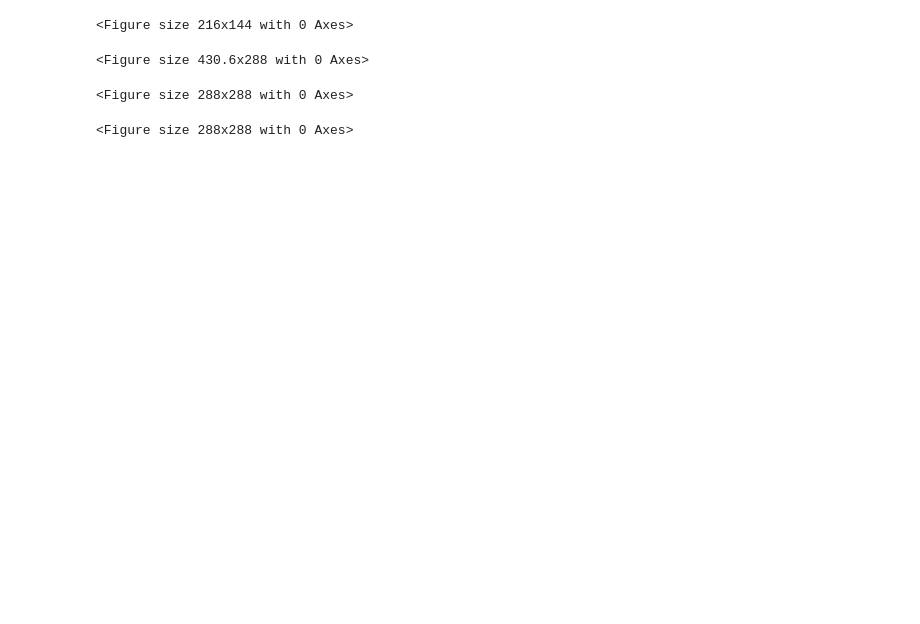
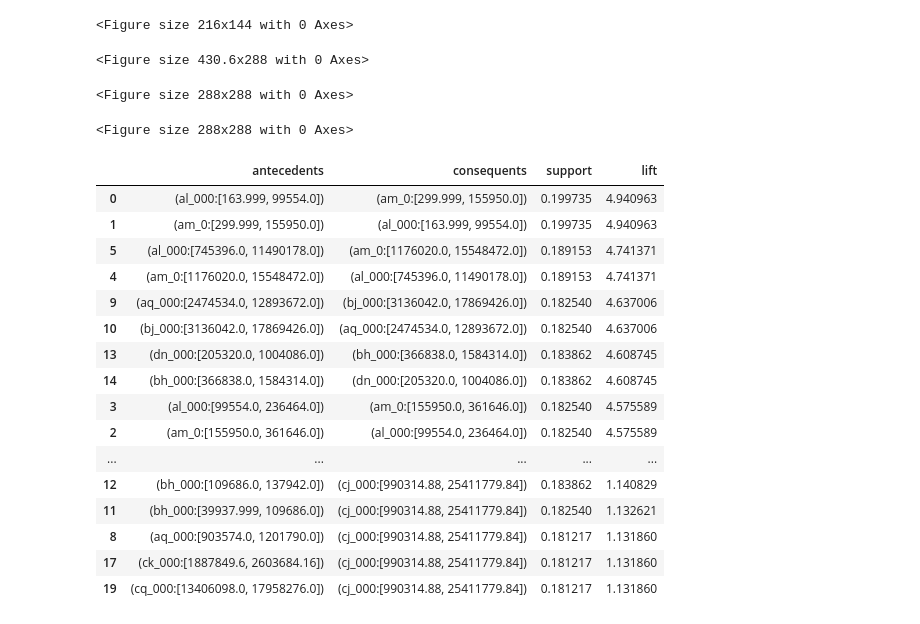
Before and after one commit to waque/CD, a Jupyter notebook: proj/APS_Failure_and_Operational_Data_for_Scania_Trucks/assoc_rules.ipynb, the cells around one changed output. Cells and saved outputs as stored; diff of their text form; code cells hidden in the pictures; blank space fills up the shorter version.

Commit message:
Add rules to report

```diff
--- a/proj/APS_Failure_and_Operational_Data_for_Scania_Trucks/assoc_rules.ipynb
+++ b/proj/APS_Failure_and_Operational_Data_for_Scania_Trucks/assoc_rules.ipynb
@@ -201,0 +276,24 @@ def evaluateRules(datasets, filename='aps'):
+# %%
+best = aps_datasets[2][0]
+# %%
+rules, num_rules, mean_lift, mean_lift_top = getRules(best, 0.18, top=20)
+# %%
+rules[['antecedents', 'consequents', 'support', 'lift']].sort_values('lift', ascending=False)
+# %% [output]
+|  | antecedents | consequents | support | lift |
+| 0 | (al_000:[163.999, 99554.0]) | (am_0:[299.999, 155950.0]) | 0.199735 | 4.940963 |
+| 1 | (am_0:[299.999, 155950.0]) | (al_000:[163.999, 99554.0]) | 0.199735 | 4.940963 |
+| 5 | (al_000:[745396.0, 11490178.0]) | (am_0:[1176020.0, 15548472.0]) | 0.189153 | 4.741371 |
+| 4 | (am_0:[1176020.0, 15548472.0]) | (al_000:[745396.0, 11490178.0]) | 0.189153 | 4.741371 |
+| 9 | (aq_000:[2474534.0, 12893672.0]) | (bj_000:[3136042.0, 17869426.0]) | 0.182540 | 4.637006 |
+| 10 | (bj_000:[3136042.0, 17869426.0]) | (aq_000:[2474534.0, 12893672.0]) | 0.182540 | 4.637006 |
+| 13 | (dn_000:[205320.0, 1004086.0]) | (bh_000:[366838.0, 1584314.0]) | 0.183862 | 4.608745 |
+| 14 | (bh_000:[366838.0, 1584314.0]) | (dn_000:[205320.0, 1004086.0]) | 0.183862 | 4.608745 |
+| 3 | (al_000:[99554.0, 236464.0]) | (am_0:[155950.0, 361646.0]) | 0.182540 | 4.575589 |
+| 2 | (am_0:[155950.0, 361646.0]) | (al_000:[99554.0, 236464.0]) | 0.182540 | 4.575589 |
+| ... | ... | ... | ... | ... |
+| 12 | (bh_000:[109686.0, 137942.0]) | (cj_000:[990314.88, 25411779.84]) | 0.183862 | 1.140829 |
+| 11 | (bh_000:[39937.999, 109686.0]) | (cj_000:[990314.88, 25411779.84]) | 0.182540 | 1.132621 |
+| 8 | (aq_000:[903574.0, 1201790.0]) | (cj_000:[990314.88, 25411779.84]) | 0.181217 | 1.131860 |
+| 17 | (ck_000:[1887849.6, 2603684.16]) | (cj_000:[990314.88, 25411779.84]) | 0.181217 | 1.131860 |
+| 19 | (cq_000:[13406098.0, 17958276.0]) | (cj_000:[990314.88, 25411779.84]) | 0.181217 | 1.131860 |
```
Also changed, not shown: parts of 9 cells of this notebook, 10 other files.
